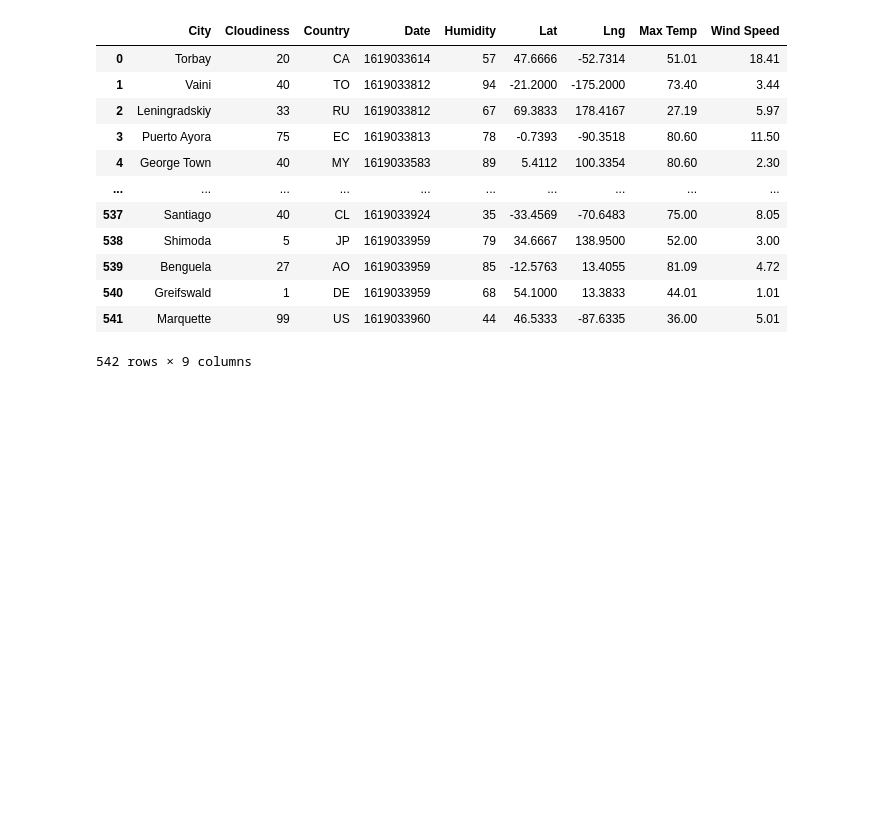
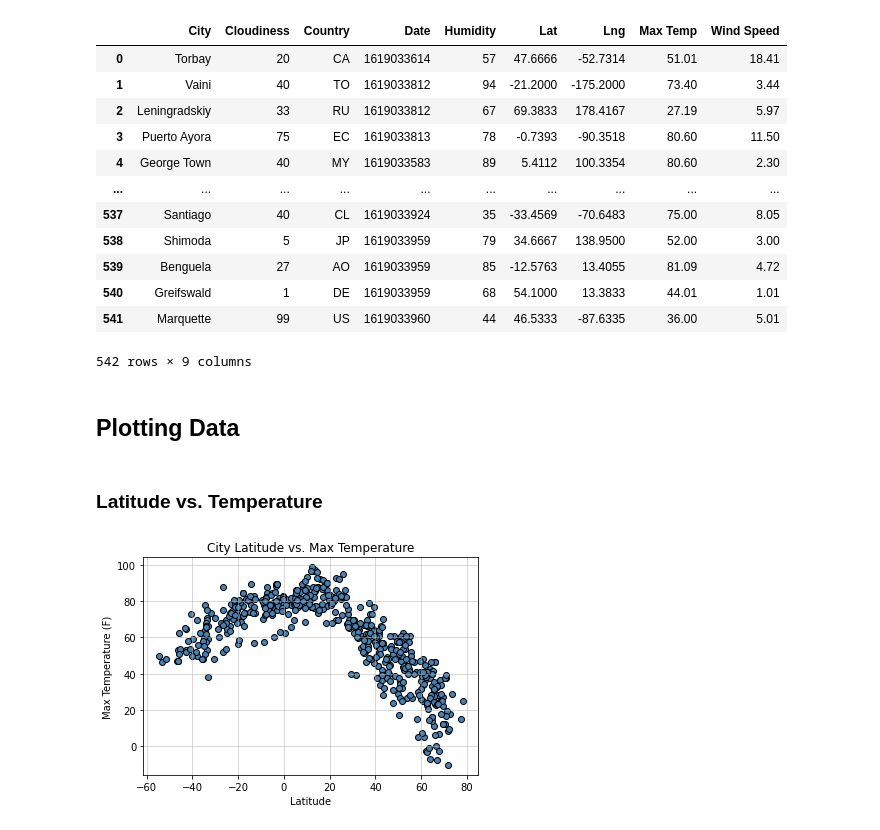
Before and after one commit to dejayru/python-api-chanllenge, a Jupyter notebook: WeatherPy/WeatherPy.ipynb, the cells around one changed output. Cells and saved outputs as stored; diff of their text form; code cells hidden in the pictures; blank space fills up the shorter version.

Commit message:
Scatter Plots

```diff
--- a/WeatherPy/WeatherPy.ipynb
+++ b/WeatherPy/WeatherPy.ipynb
@@ -164,3 +164,27 @@ weather_dict
 # %%
 # Save data into a csv file
 weather_dict.to_csv("output_data/cities.csv", index = False)
+# %% [markdown]
+## Plotting Data
+# %% [markdown]
+### Latitude vs. Temperature
+# %%
+# Latitude vs. Temperature Plot scatter plot
+plt.scatter(weather_dict["Lat"], weather_dict["Max Temp"], facecolor = "steelblue", edgecolor = "black")
+
+# Set title
+plt.title("City Latitude vs. Max Temperature")
+
+# Set x axis
+plt.xlabel("Latitude")
+
+# Set y axis
+plt.ylabel("Max Temperature (F)")
+
+# Set grid line
+plt.grid(linestyle='-', linewidth=1, alpha = 0.5)
+
+# Save the plotted figure as .pngs
+plt.savefig("../Images/City Latitude vs Max Temperature.png")
+# %% [output]
+[figure, added]
```
Also changed, not shown: parts of 13 cells of this notebook, 4 other files.
